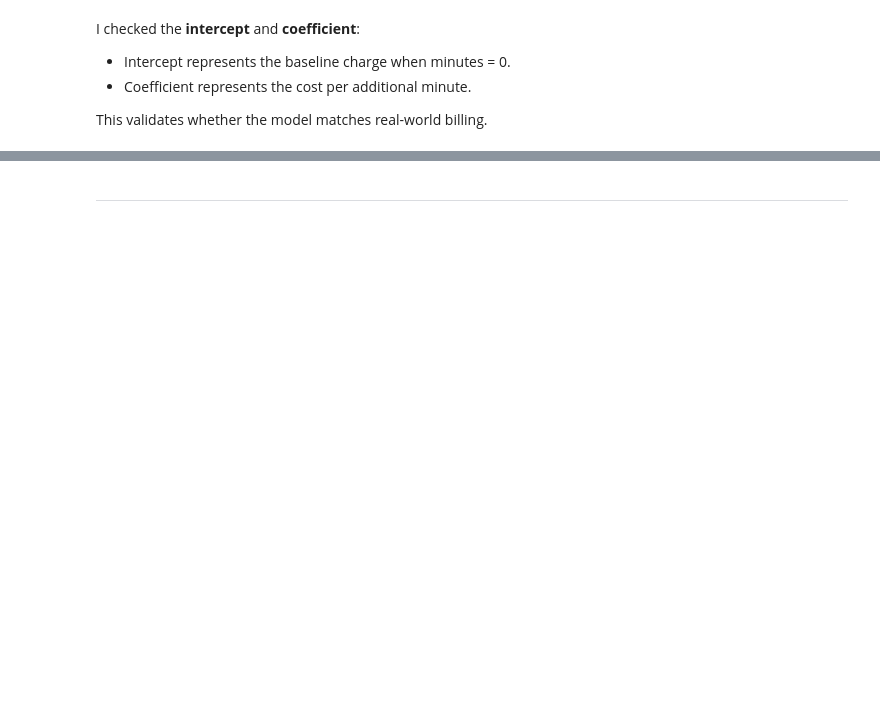
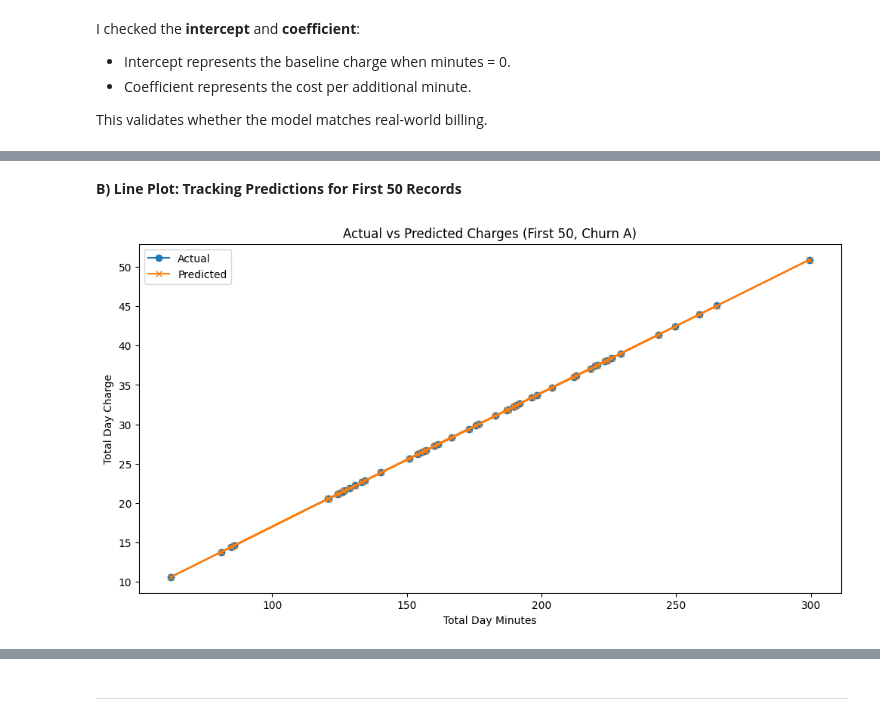
Before and after one commit to OcSpice/Churn-Simple-Linear-Regression, a Jupyter notebook: Churn_Simple_Linear_Regression.ipynb, the cells around one changed output, grey strips where cells are left out. Drawn from its saved outputs; the diff is of its cells as text; code cells hidden in the pictures; blank space fills up the shorter version.

```diff
--- a/Churn_Simple_Linear_Regression.ipynb
+++ b/Churn_Simple_Linear_Regression.ipynb
@@ -148,0 +199,13 @@ plt.show()
+# %%
+# Add dataset labels
+comparison_a['Dataset'] = 'Churn A (Train)'
+comparison_b['Dataset'] = 'Churn B (Test)'
+
+# Concatenate
+comparison_all = pd.concat([comparison_a, comparison_b], ignore_index=True)
+
+# Add prediction error
+comparison_all['Error'] = comparison_all['Actual_Charge'] - comparison_all['Predicted_Charge']
+
+print("Combined Predictions with Error")
+print(comparison_all.head(15))  # show first 15 rows
@@ -148,0 +268,13 @@ plt.show()
+# %% [markdown]
+**B) Line Plot: Tracking Predictions for First 50 Records**
+# %%
+plt.figure(figsize=(12,6))
+plt.plot(comparison_a['Total_Day_Minutes'][:50], comparison_a['Actual_Charge'][:50], 'o-', label='Actual')
+plt.plot(comparison_a['Total_Day_Minutes'][:50], comparison_a['Predicted_Charge'][:50], 'x-', label='Predicted')
+plt.title("Actual vs Predicted Charges (First 50, Churn A)")
+plt.xlabel("Total Day Minutes")
+plt.ylabel("Total Day Charge")
+plt.legend()
+plt.show()
+# %% [output]
+[figure, added]
```
Also changed, not shown: parts of 31 cells of this notebook.
